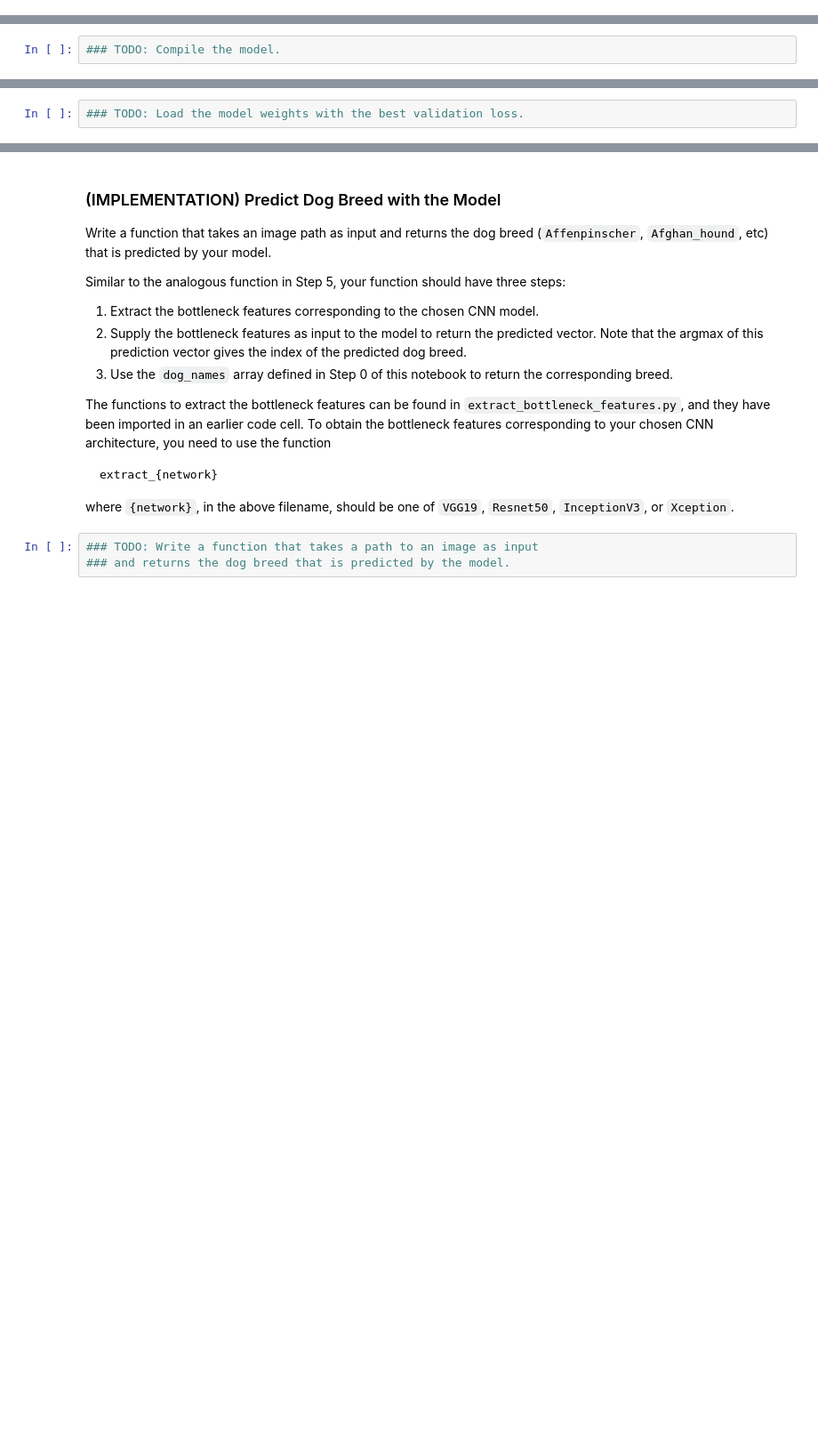
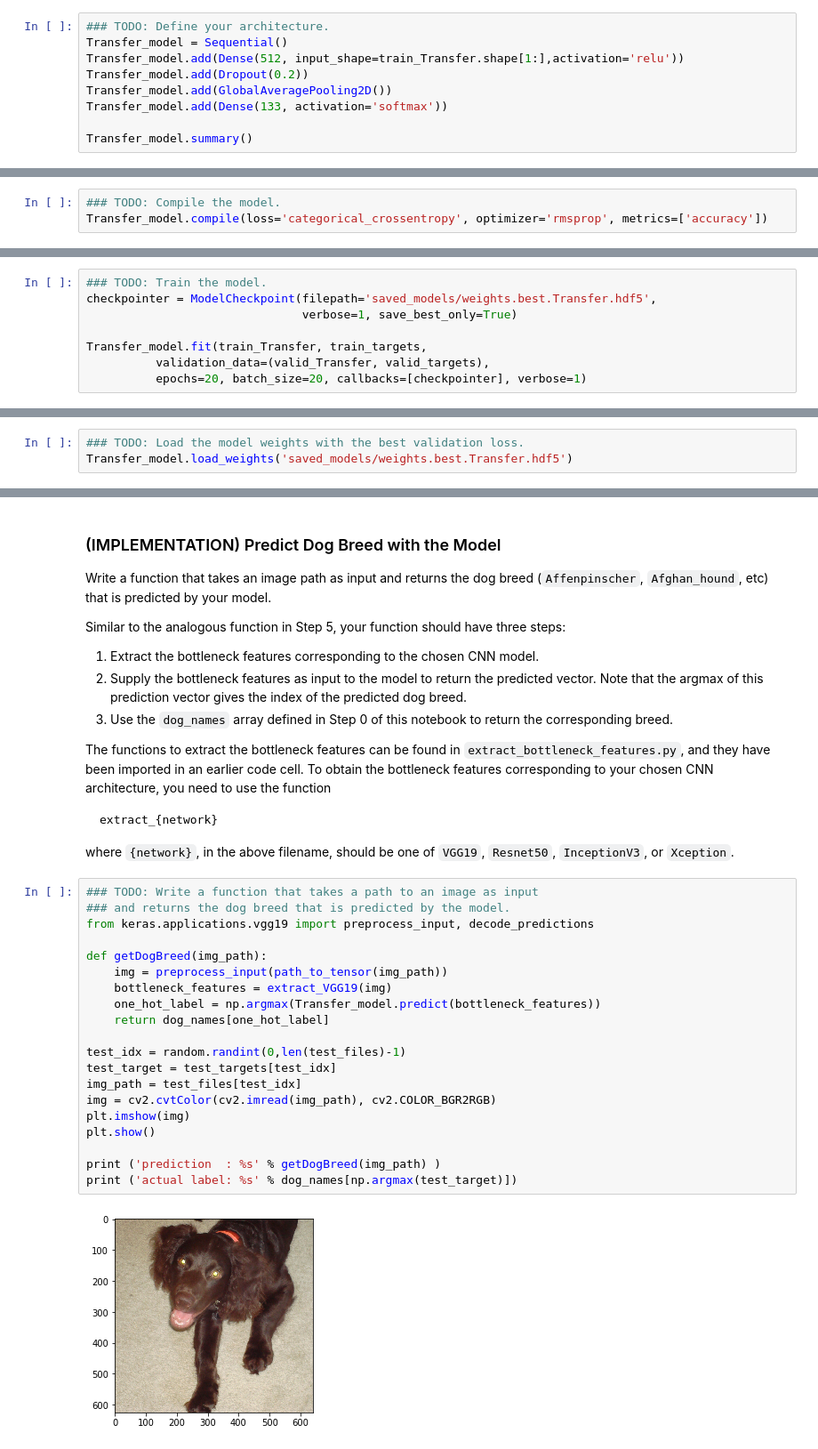
Before and after one commit to maxbader/dog-project, a Jupyter notebook: dog_app.ipynb, the cells around one changed output, grey strips where cells are left out. Shown at 89% size. Drawn from its saved outputs; the diff is of its cells as text; blank space fills up the shorter version.

```diff
--- a/dog_app.ipynb
+++ b/dog_app.ipynb
@@ -594,0 +684,9 @@ __Answer:__
+# %%
+### TODO: Define your architecture.
+Transfer_model = Sequential()
+Transfer_model.add(Dense(512, input_shape=train_Transfer.shape[1:],activation='relu'))
+Transfer_model.add(Dropout(0.2))
+Transfer_model.add(GlobalAveragePooling2D())
+Transfer_model.add(Dense(133, activation='softmax'))
+
+Transfer_model.summary()
@@ -596,6 +710,7 @@ __Answer:__
 ### (IMPLEMENTATION) Compile the Model
 # %%
 ### TODO: Compile the model.
+Transfer_model.compile(loss='categorical_crossentropy', optimizer='rmsprop', metrics=['accuracy'])
 # %% [markdown]
 ### (IMPLEMENTATION) Train the Model
 
@@ -606,0 +720,8 @@ You are welcome to [augment the training data](https://blog.keras.io/building-po
+# %%
+### TODO: Train the model.
+checkpointer = ModelCheckpoint(filepath='saved_models/weights.best.Transfer.hdf5',
+                               verbose=1, save_best_only=True)
+
+Transfer_model.fit(train_Transfer, train_targets,
+          validation_data=(valid_Transfer, valid_targets),
+          epochs=20, batch_size=20, callbacks=[checkpointer], verbose=1)
@@ -608,6 +748,7 @@ You are welcome to [augment the training data](https://blog.keras.io/building-po
 ### (IMPLEMENTATION) Load the Model with the Best Validation Loss
 # %%
 ### TODO: Load the model weights with the best validation loss.
+Transfer_model.load_weights('saved_models/weights.best.Transfer.hdf5')
 # %% [markdown]
 ### (IMPLEMENTATION) Test the Model
 
@@ -629,6 +777,25 @@ The functions to extract the bottleneck features can be found in `extract_bottle
     extract_{network}
 
 where `{network}`, in the above filename, should be one of `VGG19`, `Resnet50`, `InceptionV3`, or `Xception`.
-# %%
-### TODO: Write a function that takes a path to an image as input
-### and returns the dog breed that is predicted by the model.
+# %%
+### TODO: Write a function that takes a path to an image as input
+### and returns the dog breed that is predicted by the model.
+from keras.applications.vgg19 import preprocess_input, decode_predictions
+
+def getDogBreed(img_path):
+    img = preprocess_input(path_to_tensor(img_path))
+    bottleneck_features = extract_VGG19(img)
+    one_hot_label = np.argmax(Transfer_model.predict(bottleneck_features))
+    return dog_names[one_hot_label]
+
+test_idx = random.randint(0,len(test_files)-1)
+test_target = test_targets[test_idx]
+img_path = test_files[test_idx]
+img = cv2.cvtColor(cv2.imread(img_path), cv2.COLOR_BGR2RGB)
+plt.imshow(img)
+plt.show()
+
+print ('prediction  : %s' % getDogBreed(img_path) )
+print ('actual label: %s' % dog_names[np.argmax(test_target)])
+# %% [output]
+[figure, added]
```
Also changed, not shown: parts of 28 cells of this notebook, 8 other files.
